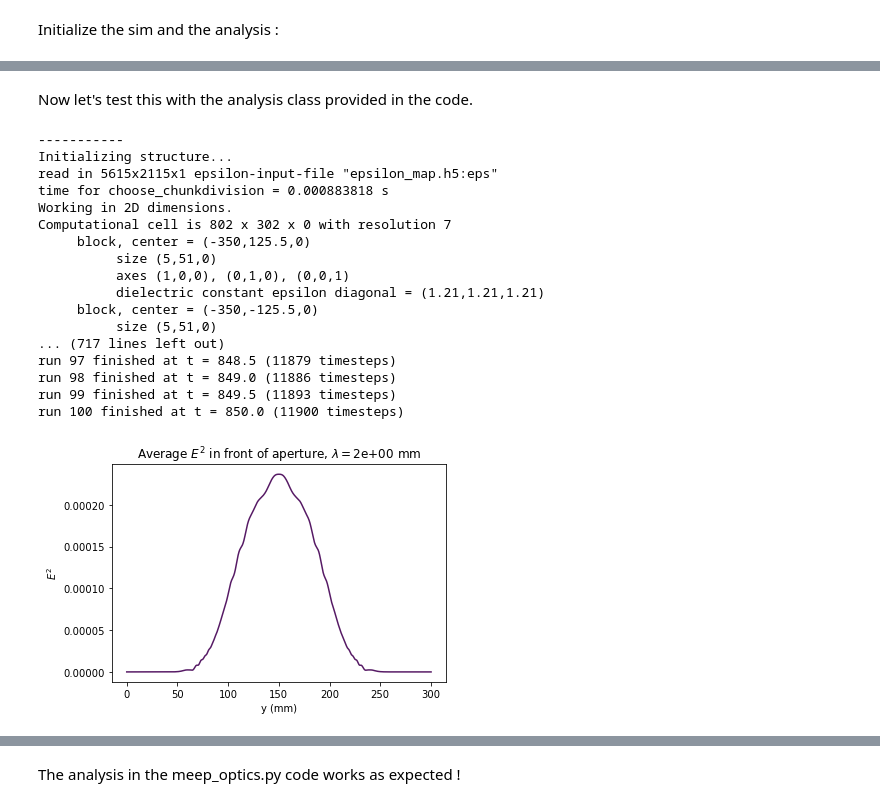
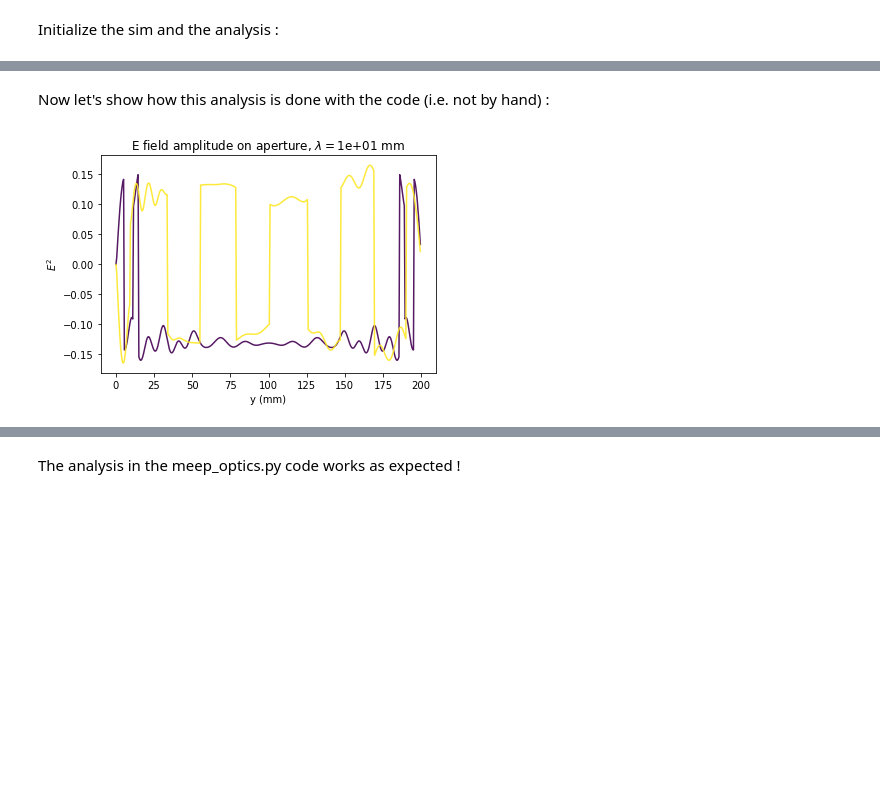
Before and after one commit to MolinAlexei/MEEPART, a Jupyter notebook: Optical_system_analysis.ipynb, the cells around one changed output, grey strips where cells are left out. Saved outputs shown, nothing was run; the diff lists cells and outputs as text; code cells hidden in the pictures; blank space fills up the shorter version.

Commit message:
analysis_notebook_updtated

```diff
--- a/Optical_system_analysis.ipynb
+++ b/Optical_system_analysis.ipynb
@@ -52,6 +52,6 @@ We choose a wavelength of 10. The PML layer is fixed to half a wavelength.
 # %%
-wavelength = 2
-res = 7
+wavelength = 10
+res = 2
 dpml = 5
 # %% [markdown]
 Because the assembly process is always the same, let's wrap in a single function :
@@ -306,28 +253,11 @@ plt.show()
 # %% [markdown]
-Now let's test this with the analysis class provided in the code.
+Now let's show how this analysis is done with the code (i.e. not by hand) :
 # %%
-opt_sys = system_assembly(lens1, lens2, aperture_stop, image_plane, res = 7, dpml = 1)
-sim2 = Sim(opt_sys)
-analysis2 = Analysis(sim2)
-analysis2.image_plane_beams(wavelength = 2, fwidth = 0.1, sourcetype='Gaussian beam multichromatic',
-                                y_max = 100, Nb_sources = 1, sim_resolution = 7)
+opt_sys = system_assembly(lens1, lens2, aperture_stop, image_plane, res = res, dpml = dpml)
+sim = Sim(opt_sys)
+analysis2 = Analysis(sim)
+analysis2.image_plane_beams(wavelength = wavelength, sourcetype='Gaussian beam',
+                                y_max = 100, Nb_sources = 2, sim_resolution = 2)
 # %% [output]
------------
-Initializing structure...
-read in 5615x2115x1 epsilon-input-file "epsilon_map.h5:eps"
-time for choose_chunkdivision = 0.000883818 s
-Working in 2D dimensions.
-Computational cell is 802 x 302 x 0 with resolution 7
-     block, center = (-350,125.5,0)
-          size (5,51,0)
-          axes (1,0,0), (0,1,0), (0,0,1)
-          dielectric constant epsilon diagonal = (1.21,1.21,1.21)
-     block, center = (-350,-125.5,0)
-          size (5,51,0)
-... (717 lines left out)
-run 97 finished at t = 848.5 (11879 timesteps)
-run 98 finished at t = 849.0 (11886 timesteps)
-run 99 finished at t = 849.5 (11893 timesteps)
-run 100 finished at t = 850.0 (11900 timesteps)
-[figure, old version]
+[figure, new version]
 # %%
```
Also changed, not shown: parts of 60 cells of this notebook.
